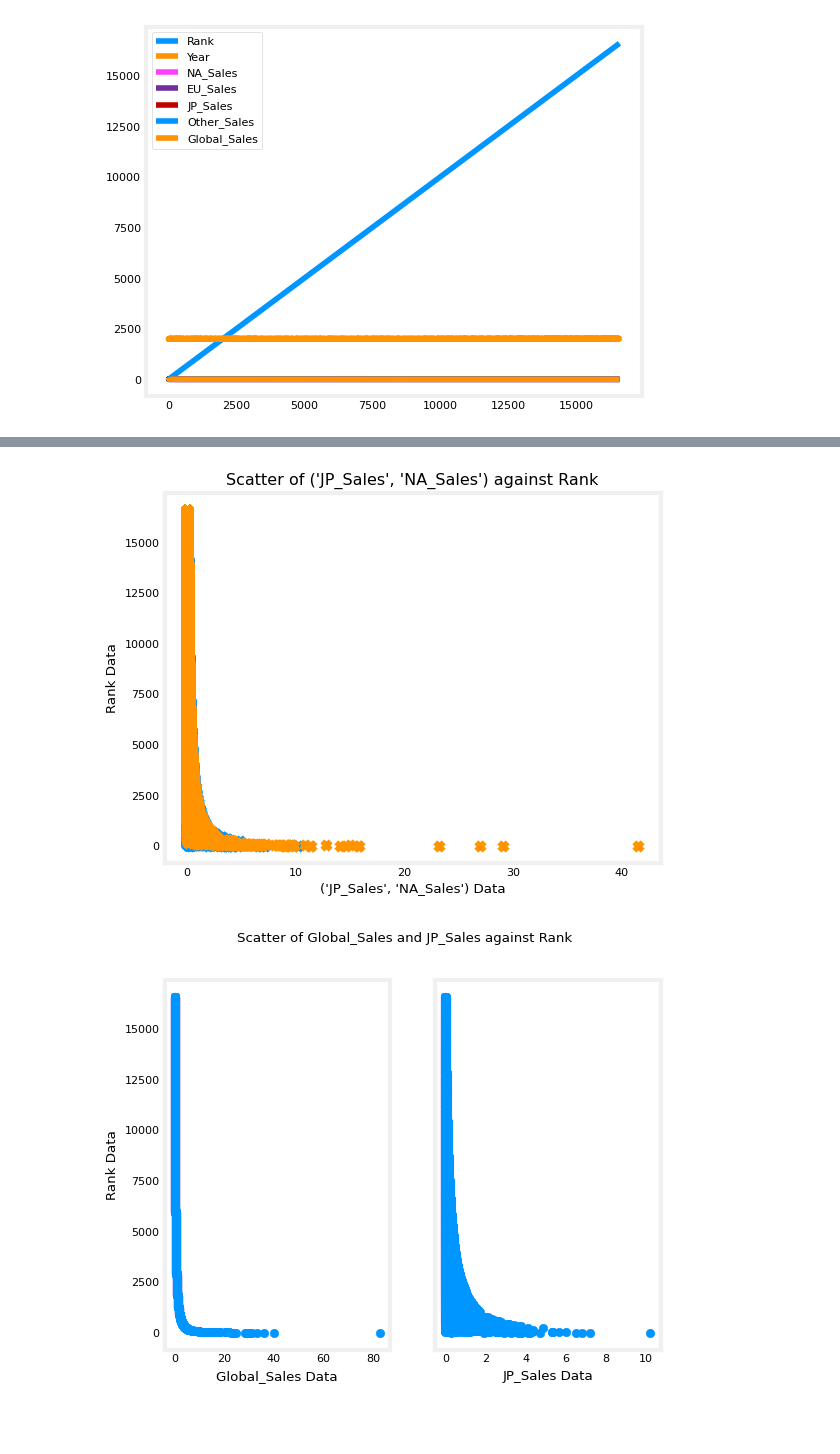
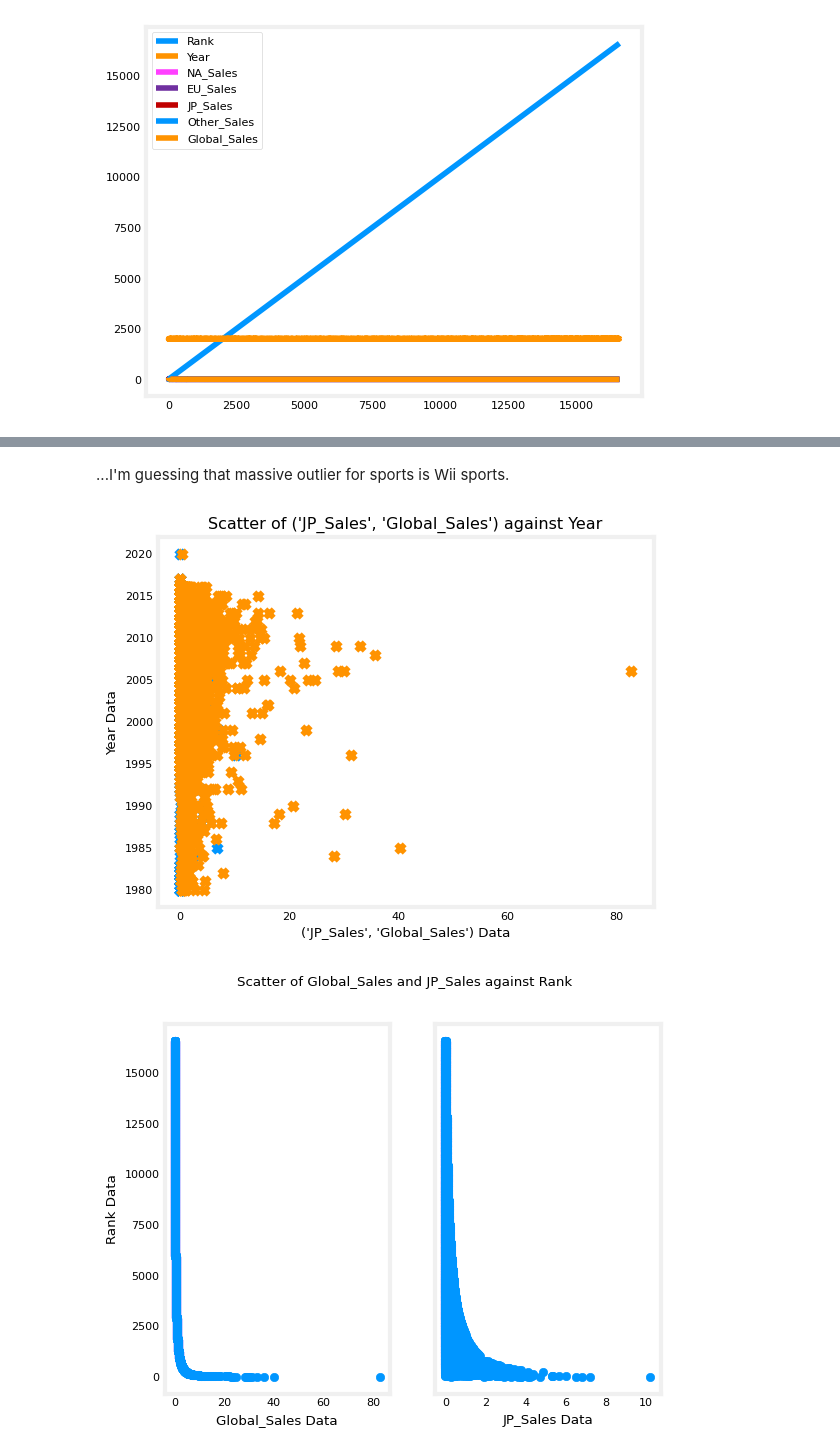
Before and after one commit to TempeHS/2026SE_MLOPStask_Zoe.R, a Jupyter notebook: 2.Model_Development/2.1.Data_Wrangling/2.1.1.data_preview.ipynb, the cells around one changed output, grey strips where cells are left out. Saved outputs shown, nothing was run; the diff lists cells and outputs as text; code cells hidden in the pictures; blank space fills up the shorter version.

```diff
--- a/2.Model_Development/2.1.Data_Wrangling/2.1.1.data_preview.ipynb
+++ b/2.Model_Development/2.1.Data_Wrangling/2.1.1.data_preview.ipynb
@@ -126,14 +127,16 @@ plt.show()
+# %% [markdown]
+...I'm guessing that massive outlier for sports is Wii sports.
 # %%
 # Scatter plot multiples columns to see the relationship
-x_plot = ['JP_Sales', 'NA_Sales']
+x_plot = ['JP_Sales', 'Global_Sales']
 for col in x_plot:
-    plt.scatter(data_frame[col], data_frame['Rank'], marker='x')
-plt.title(f"Scatter of {*x_plot,} against {data_frame['Rank'].name}")
-plt.ylabel(f"{data_frame['Rank'].name} Data")
+    plt.scatter(data_frame[col], data_frame['Year'], marker='x')
+plt.title(f"Scatter of {*x_plot,} against {data_frame['Year'].name}")
+plt.ylabel(f"{data_frame['Year'].name} Data")
 plt.xlabel(f"{*x_plot,} Data")
 plt.show()
 # %% [output]
-[figure, old version]
+[figure, new version]
 # %%
 # Scatter plot 2 columns in separate charts with a shared y-axis
 fig, (ax1, ax2) = plt.subplots(1,2, sharey=True)
```
Also changed, not shown: parts of 3 cells of this notebook, 5 other files.
